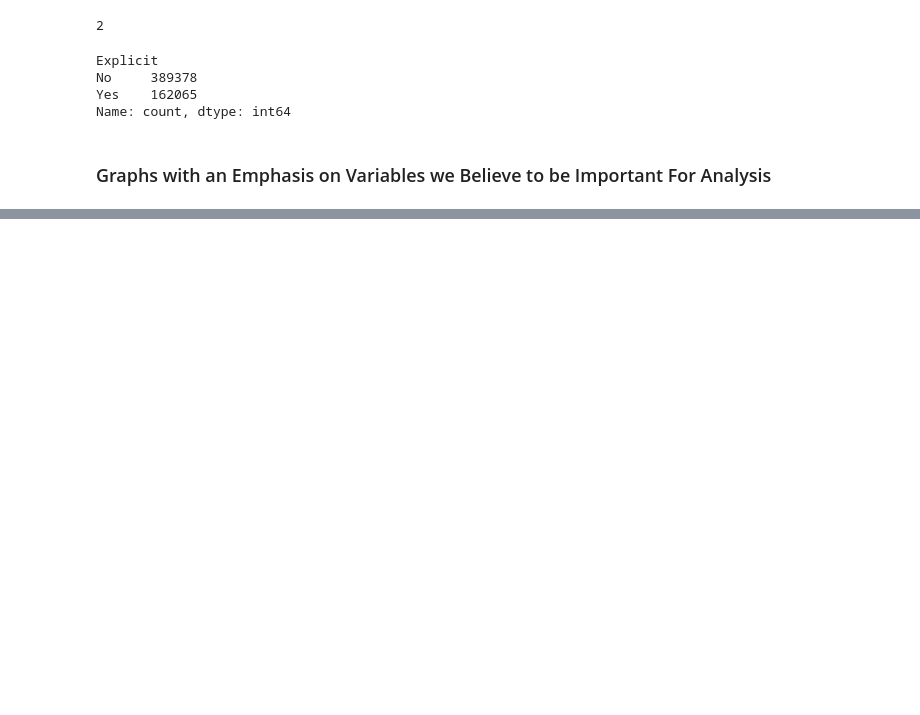
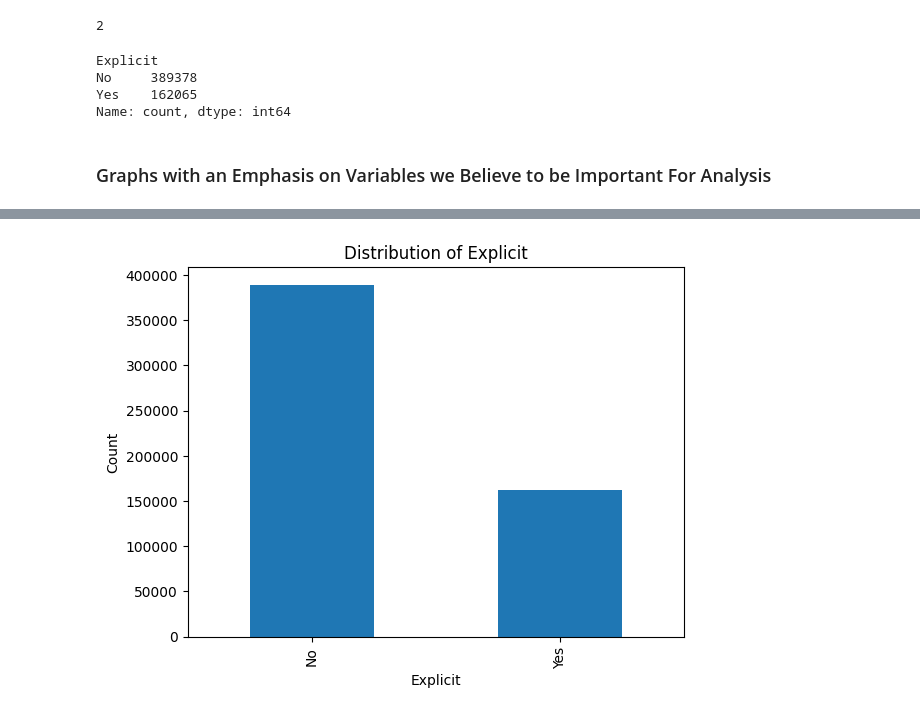
Before and after one commit to natalie-s11/ML_Final_Project, a Jupyter notebook: notebook.ipynb, the cells around one changed output, grey strips where cells are left out. Saved outputs shown, nothing was run; the diff lists cells and outputs as text; code cells hidden in the pictures; blank space fills up the shorter version.

```diff
--- a/notebook.ipynb
+++ b/notebook.ipynb
@@ -259,0 +351,9 @@ Name: count, dtype: int64
+# %%
+#Explicit
+categorical_features['Explicit'].value_counts().plot(kind='bar')
+plt.title("Distribution of Explicit")
+plt.ylabel("Count")
+plt.xlabel("Explicit")
+plt.show()
+# %% [output]
+[figure, added]
```
Also changed, not shown: parts of 8 cells of this notebook.
